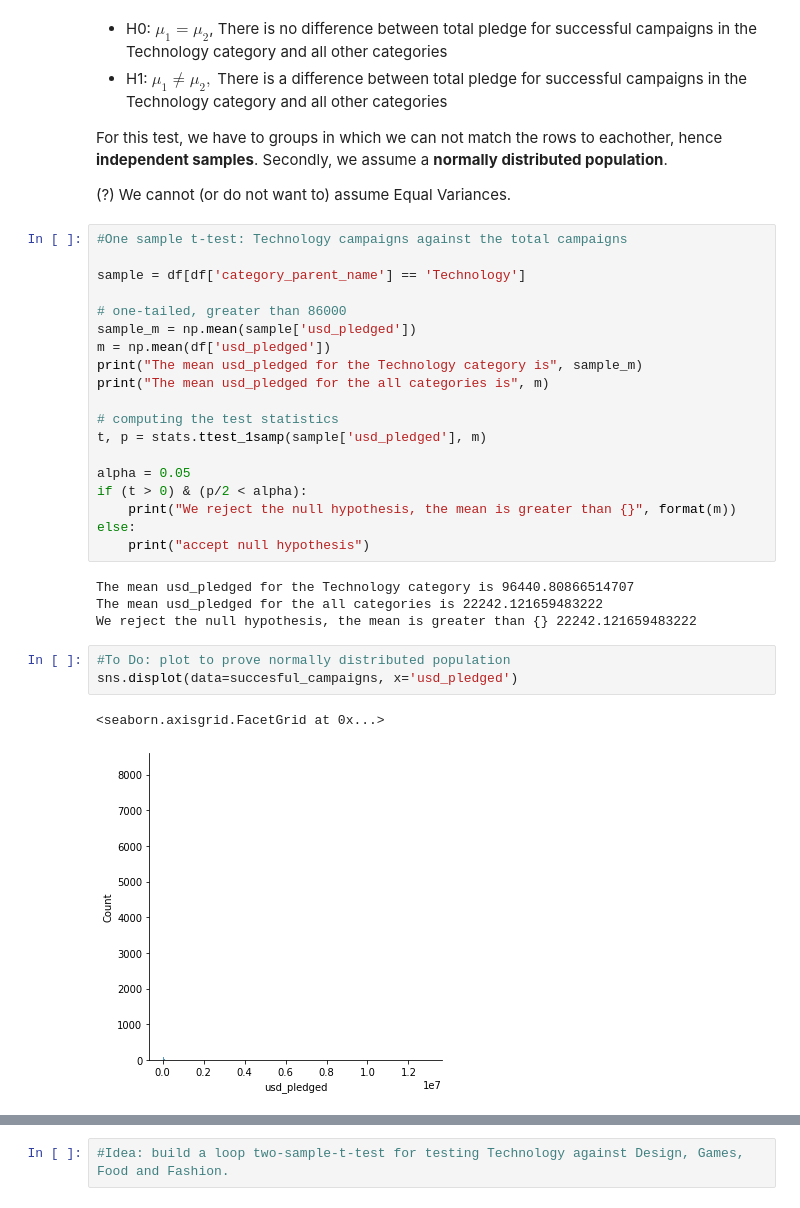
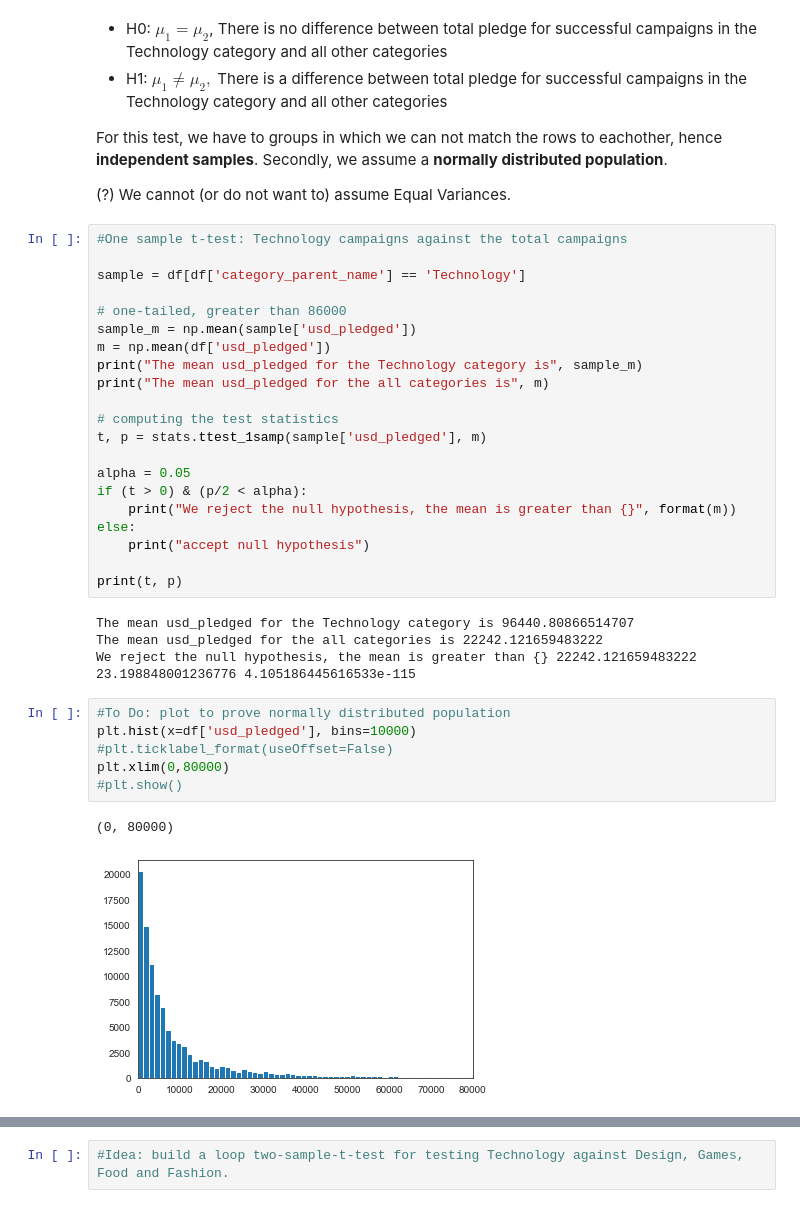
Before and after one commit to Rianne89/Kickstarter_analysis, a Jupyter notebook: Project 4-Kickstarter.ipynb, the cells around one changed output, grey strips where cells are left out. Drawn from its saved outputs; the diff is of its cells as text.

```diff
--- a/Project 4-Kickstarter.ipynb
+++ b/Project 4-Kickstarter.ipynb
@@ -286,16 +311,22 @@ if (t > 0) & (p/2 < alpha):
     print("We reject the null hypothesis, the mean is greater than {}", format(m))
 else:
     print("accept null hypothesis")
+
+print(t, p)
 # %% [output]
 The mean usd_pledged for the Technology category is 96440.80866514707
 The mean usd_pledged for the all categories is 22242.121659483222
 We reject the null hypothesis, the mean is greater than {} 22242.121659483222
+23.198848001236776 4.105186445616533e-115
 # %%
 #To Do: plot to prove normally distributed population
-sns.displot(data=succesful_campaigns, x='usd_pledged')
+plt.hist(x=df['usd_pledged'], bins=10000)
+#plt.ticklabel_format(useOffset=False)
+plt.xlim(0,80000)
+#plt.show()
 # %% [output]
-<seaborn.axisgrid.FacetGrid at 0x...>
+(0, 80000)
-[figure, old version]
+[figure, new version]
 # %%
 #Compute variables to test
 successful_campaigns = df.loc[df['state'] == 'successful']
```
Also changed, not shown: parts of 19 cells of this notebook, 1 other file.
